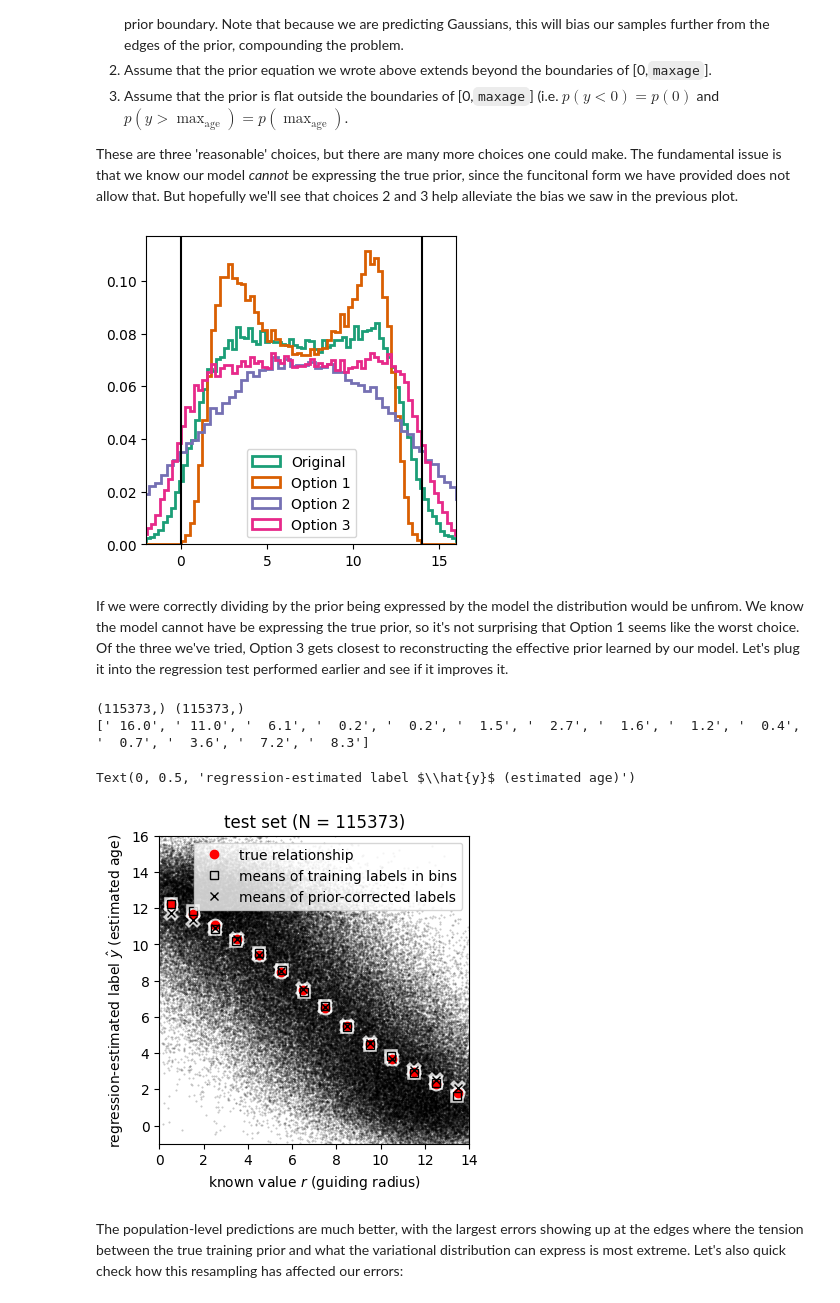
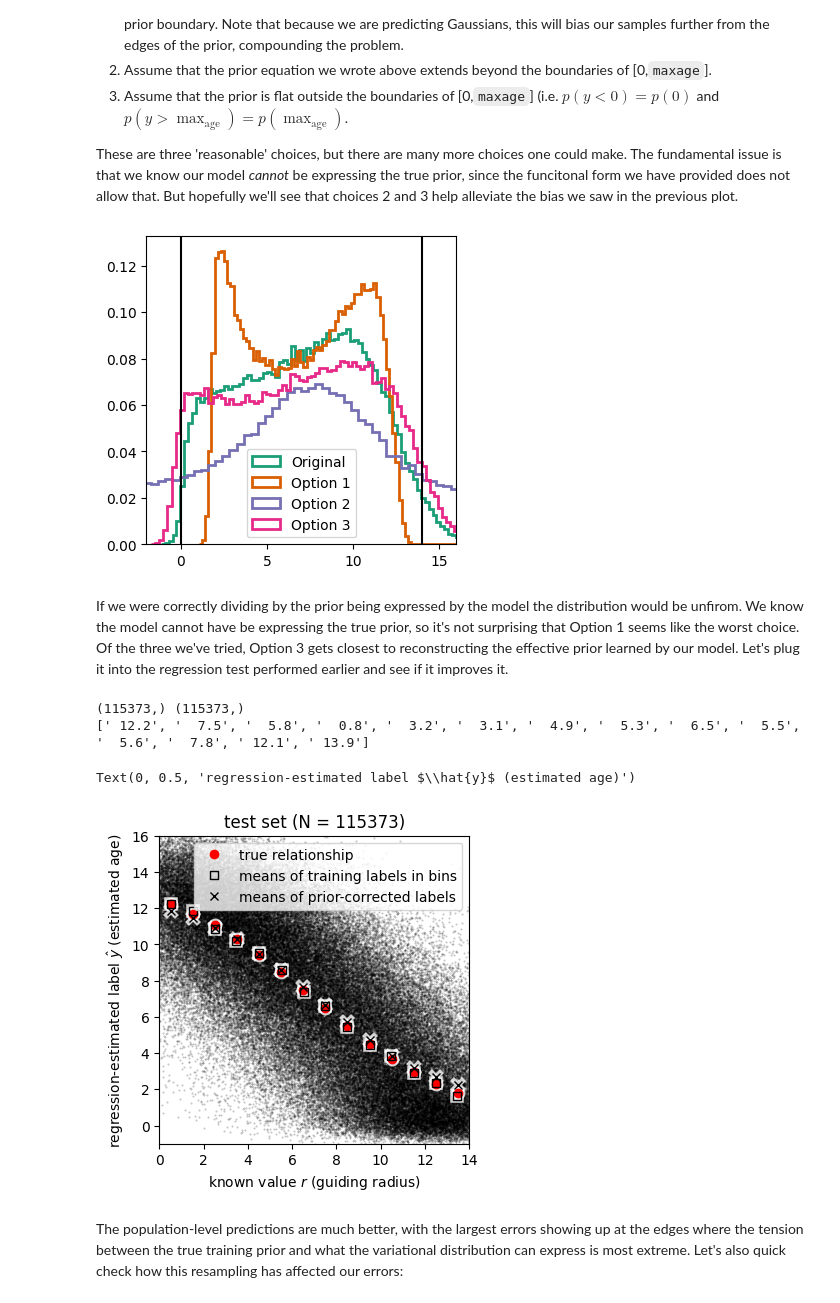
Before and after one commit to swagnercarena/BadForScience, a Jupyter notebook: notebooks/bias_in_regression_outputs.ipynb, the cells around one changed output. Saved outputs shown, nothing was run; the diff lists cells and outputs as text; code cells hidden in the pictures.

Commit message:
more plots for an additional confusion.

```diff
--- a/notebooks/bias_in_regression_outputs.ipynb
+++ b/notebooks/bias_in_regression_outputs.ipynb
@@ -272,7 +272,7 @@ plt.show()
 # %% [markdown]
 Next, let's consider the variational posterior implicit in our optimization. We can think of the MSE loss as optimizing the mean of a variational posterior with some fixed $\sigma_\mathrm{post}$. Since we didn't optimize $\sigma_\mathrm{post}$, we will use the estimate from the training set of $\sigma_\mathrm{post}$. Let's sample from this Gaussian.
 # %%
-n_samples = 10
+n_samples = 100
 Y_test_hat_samples = rng.normal(size=(Y_test_hat.shape[0], n_samples)) * rms + Y_test_hat[:, np.newaxis]
 # %% [markdown]
 Now we want to divide out the prior and re-calculate the mean (such that combining multiple estimates won't multiply the prior). There's one tricky choice here: our prior has no weight outside the range [0,`maxage`], but the posterior we're predicting does not have hard boundaries. In fact, it's impossible for our Gaussian posterior to correctly reflect the prior. If we divide by the prior, this would lead to infinite weight for any sample that falls outside the prior range. There are three options for how we can approach this:
@@ -315,33 +315,33 @@ plt.axvline(14, c='k')
 plt.axvline(0, c='k')
 plt.show()
 # %% [output]
-[figure, old version]
+[figure, new version]
 # %% [markdown]
 If we were correctly dividing by the prior being expressed by the model the distribution would be unfirom. We know the model cannot have be expressing the true prior, so it's not surprising that Option 1 seems like the worst choice. Of the three we've tried, Option 3 gets closest to reconstructing the effective prior learned by our model. Let's plug it into the regression test performed earlier and see if it improves it.
 # %%
 plt.title("test set (N = {:d})".format(N_test))
 print(radii_test.shape, Y_test_hat.shape)
 mean_regr_radii, mean_regr_ages, std_regr_ages = means_in_bins(radii_test, Y_test_flat)
 nsigma = [" {:4.1f}".format(ns) for ns in np.abs(mean_regr_ages - mean_ages) / std_regr_ages]
 print(nsigma)
-plt.scatter(radii_test, Y_test_resampled, s=0.2, c="k", alpha=0.25)
+plt.scatter(radii_test, Y_test_flat, s=0.2, c="k", alpha=0.25)
 shadow_alpha=0.8
 plt.plot(mean_radii, mean_ages, "wo", mew=4, alpha=shadow_alpha)
 plt.plot(mean_train_radii, mean_train_ages, "ws", mfc="none", mew=4, alpha=shadow_alpha)
 plt.plot(mean_regr_radii, mean_regr_ages, "wx", mfc="none", mew=4, ms=8, alpha=shadow_alpha)
 plt.plot(mean_radii, mean_ages, "ro", label="true relationship")
 plt.plot(mean_train_radii, mean_train_ages, "ks", mfc="none", label="means of training labels in bins")
 plt.plot(mean_regr_radii, mean_regr_ages, "kx", mfc="none", label="means of prior-corrected labels")
 plt.xlim(radiuslim)
 plt.ylim(agelim)
 plt.legend()
 plt.xlabel("known value $r$ (guiding radius)")
 plt.ylabel("regression-estimated label $\hat{y}$ (estimated age)")
 # %% [output]
 (115373,) (115373,)
-[' 16.0', ' 11.0', '  6.1', '  0.2', '  0.2', '  1.5', '  2.7', '  1.6', '  1.2', '  0.4', '  0.7', '  3.6', '  7.2', '  8.3']
+[' 12.2', '  7.5', '  5.8', '  0.8', '  3.2', '  3.1', '  4.9', '  5.3', '  6.5', '  5.5', '  5.6', '  7.8', ' 12.1', ' 13.9']
 Text(0, 0.5, 'regression-estimated label $\\hat{y}$ (estimated age)')
-[figure, old version]
+[figure, new version]
 # %% [markdown]
 The population-level predictions are much better, with the largest errors showing up at the edges where the tension between the true training prior and what the variational distribution can express is most extreme. Let's also quick check how this resampling has affected our errors:
 # %%
```
Also changed, not shown: parts of 12 cells of this notebook.
